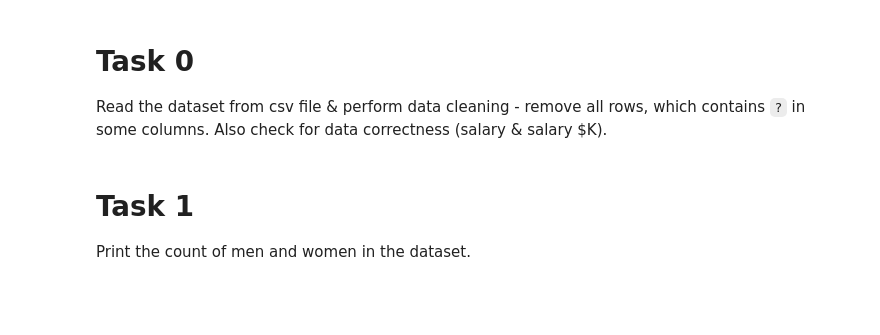
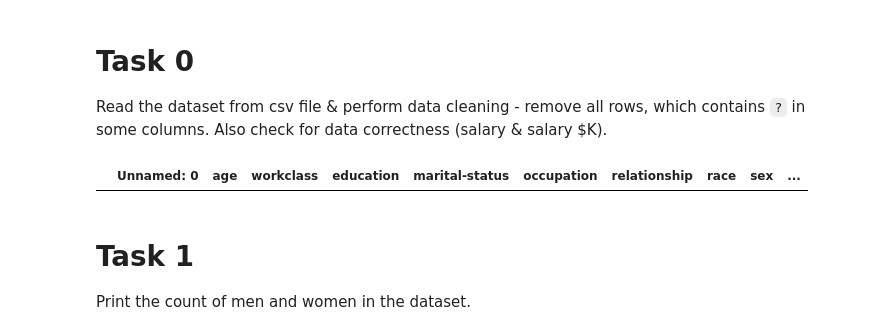
Before and after one commit to AlisaSkl/py-adult-data-analysis, a Jupyter notebook: app/main.ipynb, the cells around one changed output. Drawn from its saved outputs; the diff is of its cells as text; code cells hidden in the pictures; blank space fills up the shorter version.

```diff
--- a/app/main.ipynb
+++ b/app/main.ipynb
@@ -29,17 +29,22 @@ Also check for data correctness (salary & salary $K).
 # %%
 df = pd.read_csv('../data/adult.csv')
 
 #replace ? with NaN
 df = df.replace('?', np.nan)
 # remove rows with NaN
 df_cleaned = df.dropna()
 
 #check that there is no salary less than 0
 df_checked = df_cleaned[df_cleaned['salary K$'] < 0]
 
 #check the data correctness for salary and salary $K columns
 df_salary_checked = df_cleaned[(df_cleaned['salary'] == '<=50K') & (df_cleaned['salary K$'] >= 50)]
 df_salary_checked_2 = df_cleaned[(df_cleaned['salary'] == '>50K') & (df_cleaned['salary K$'] < 50)]
+
+wrong_salary = df[df['salary K$'] < 0]
+wrong_salary
+# %% [output]
+|  | Unnamed: 0 | age | workclass | education | marital-status | occupation | relationship | race | sex | ... |
 # %% [markdown]
 # Task 1
 Print the count of men and women in the dataset.
```
Also changed, not shown: parts of 5 cells of this notebook.
